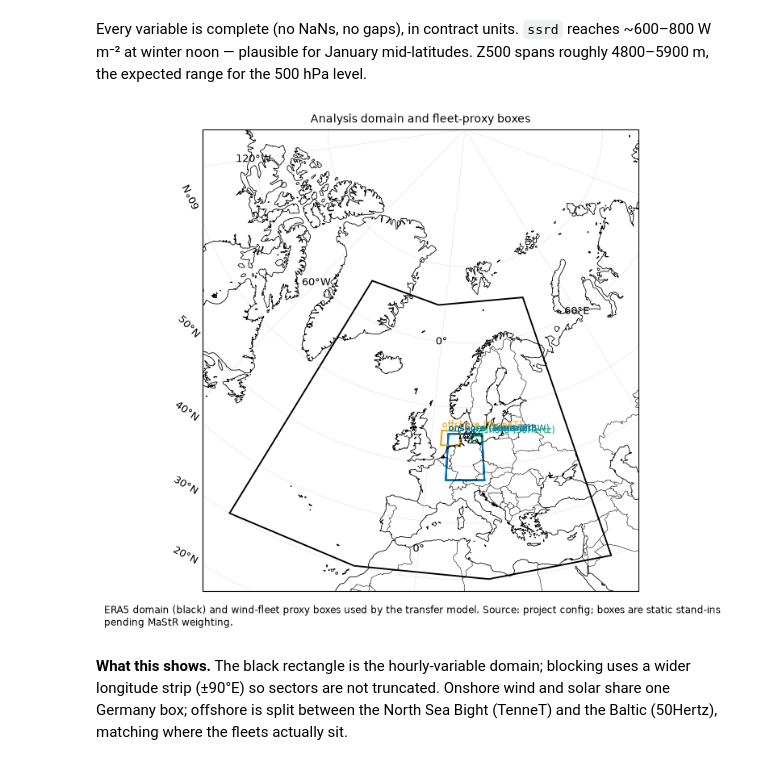
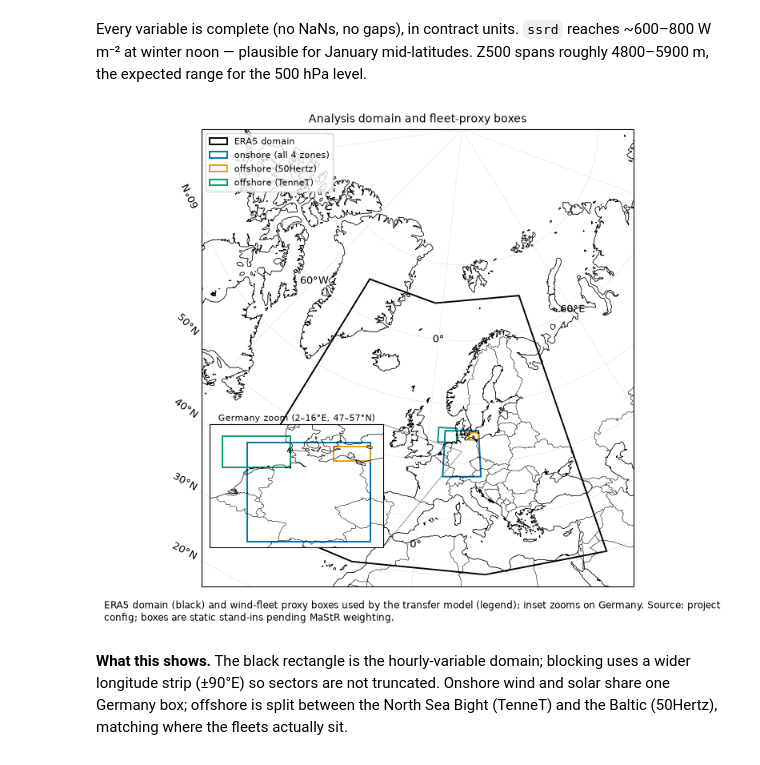
Before and after one commit to TunaHim/EuroGrid-Climate-Dynamics, a Jupyter notebook: notebooks/01_data.ipynb, the cells around one changed output. Saved outputs shown, nothing was run; the diff lists cells and outputs as text; code cells hidden in the pictures.

```diff
--- a/notebooks/01_data.ipynb
+++ b/notebooks/01_data.ipynb
@@ -139,43 +138,66 @@ Z500 spans roughly 4800–5900 m, the expected range for the 500 hPa level.
 # %%
 # Purpose: map of the analysis domain plus the fleet-proxy boxes used later.
 import cartopy.crs as ccrs
+import cartopy.feature as cfeature
 import matplotlib.patches as mpatches
 
 from eurogrid.models.transfer import FLEET_BOXES
 
 fig, ax = plotting.map_axes(extent=(-45, 45, 28, 90))
 d = cfg["domain"]
 ax.add_patch(
     mpatches.Rectangle(
         (d["lon_min"], d["lat_min"]),
         d["lon_max"] - d["lon_min"],
         d["lat_max"] - d["lat_min"],
         fill=False,
         edgecolor="k",
         lw=1.4,
         transform=ccrs.PlateCarree(),
         label="ERA5 domain",
     )
 )
-seen = set()
-for (var, zone), (la0, la1, lo0, lo1) in FLEET_BOXES.items():
-    col = plotting.PALETTE[0] if var == "wind_onshore" else plotting.PALETTE[1 + (zone == "50Hertz")]
-    tag = f"{var.replace('wind_', '')} ({zone})"
-    ax.add_patch(
-        mpatches.Rectangle(
-            (lo0, la0), lo1 - lo0, la1 - la0, fill=False, edgecolor=col, lw=1.4, transform=ccrs.PlateCarree()
+# Onshore boxes are identical for all four zones, so draw each distinct box once
+# and identify it in a legend; an inset zooms on Germany where the boxes sit.
+boxes = {}
+for (var, zone), box in FLEET_BOXES.items():
+    boxes.setdefault(box, []).append((var, zone))
+styles = []
+for i, (box, members) in enumerate(boxes.items()):
+    var = members[0][0].replace("wind_", "")
+    zones = "all 4 zones" if len(members) == 4 else ", ".join(z for _, z in members)
+    styles.append((box, plotting.PALETTE[i], f"{var} ({zones})"))
+iax = ax.inset_axes([0.02, 0.02, 0.4, 0.4], projection=ccrs.PlateCarree())
+iax.set_extent((2, 16, 47, 57), crs=ccrs.PlateCarree())
+iax.coastlines("50m", linewidth=0.5)
+iax.add_feature(cfeature.BORDERS.with_scale("50m"), linewidth=0.4)
+for target in (ax, iax):
+    for (la0, la1, lo0, lo1), col, tag in styles:
+        target.add_patch(
+            mpatches.Rectangle(
+                (lo0, la0),
+                lo1 - lo0,
+                la1 - la0,
+                fill=False,
+                edgecolor=col,
+                lw=1.4,
+                transform=ccrs.PlateCarree(),
+                label=tag if target is ax else None,
+            )
         )
-    )
-    ax.text(lo0, la1 + 0.5, tag, transform=ccrs.PlateCarree(), fontsize=8, color=col)
+iax.set_title("Germany zoom (2–16°E, 47–57°N)", fontsize=8, pad=3)
+ax.indicate_inset_zoom(iax, edgecolor="0.4")
+ax.legend(loc="upper left", fontsize=8)
 ax.set_title("Analysis domain and fleet-proxy boxes")
 plotting.caption(
     fig,
-    "ERA5 domain (black) and wind-fleet proxy boxes used by the transfer model. "
+    "ERA5 domain (black) and wind-fleet proxy boxes used by the transfer model (legend); "
+    "inset zooms on Germany. "
     "Source: project config; boxes are static stand-ins pending MaStR weighting.",
 )
 plt.show()
 # %% [output]
-[figure, old version]
+[figure, new version]
 # %% [markdown]
 **What this shows.** The black rectangle is the hourly-variable domain;
 blocking uses a wider longitude strip (±90°E) so sectors are not truncated.
```
Also changed, not shown: parts of 2 cells of this notebook, 3 other files.
